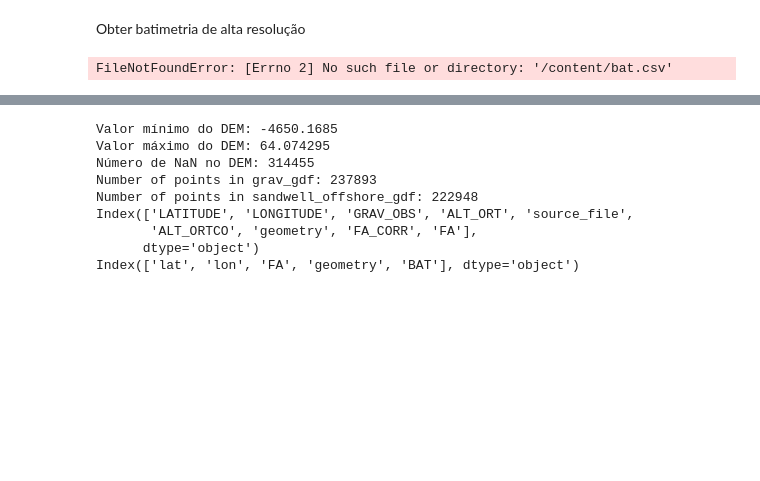
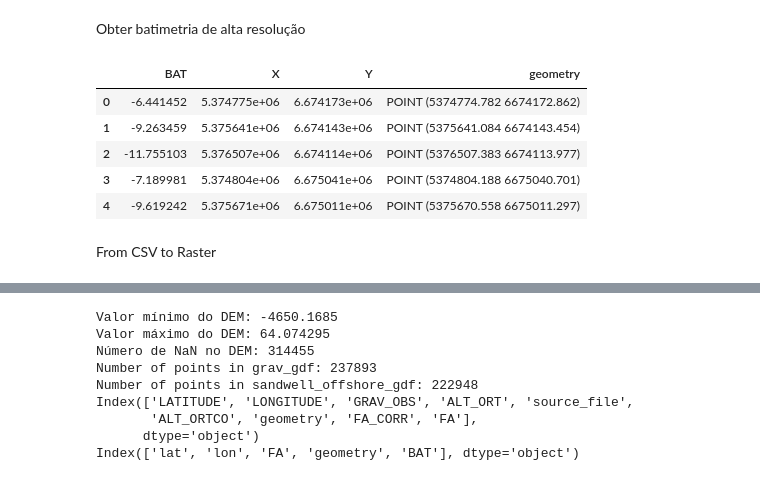
Before and after one commit to lszam/potentials-on, a Jupyter notebook: PosdocON_GravCamposSantosRibeira_Etapa02.ipynb, the cells around one changed output, grey strips where cells are left out. Drawn from its saved outputs; the diff is of its cells as text; code cells hidden in the pictures; blank space fills up the shorter version.

```diff
--- a/PosdocON_GravCamposSantosRibeira_Etapa02.ipynb
+++ b/PosdocON_GravCamposSantosRibeira_Etapa02.ipynb
@@ -351,21 +351,30 @@ Obter batimetria de alta resolução
 # %%
 import geopandas as gpd
 from shapely.geometry import Point
 import rasterio
 from rasterio.features import rasterize
 from rasterio.transform import from_origin
 import numpy as np
 import pandas as pd
 
 # Carregar CSV
 df = pd.read_csv("/content/bat.csv")
 
 # Criar GeoDataFrame com CRS da projeção do projeto ############# policônica Sirgas 2000 (EPSG:5880)
 bat_gdf = gpd.GeoDataFrame(
     df,
     geometry=gpd.points_from_xy(df["X"], df["Y"]),
     crs=crs_projeto
 )
+
+bat_gdf.head()
 # %% [output]
-FileNotFoundError: [Errno 2] No such file or directory: '/content/bat.csv'
+|  | BAT | X | Y | geometry |
+| 0 | -6.441452 | 5.374775e+06 | 6.674173e+06 | POINT (5374774.782 6674172.862) |
+| 1 | -9.263459 | 5.375641e+06 | 6.674143e+06 | POINT (5375641.084 6674143.454) |
+| 2 | -11.755103 | 5.376507e+06 | 6.674114e+06 | POINT (5376507.383 6674113.977) |
+| 3 | -7.189981 | 5.374804e+06 | 6.675041e+06 | POINT (5374804.188 6675040.701) |
+| 4 | -9.619242 | 5.375671e+06 | 6.675011e+06 | POINT (5375670.558 6675011.297) |
+# %% [markdown]
+From CSV to Raster
 # %%
```
Also changed, not shown: parts of 7 cells of this notebook.
